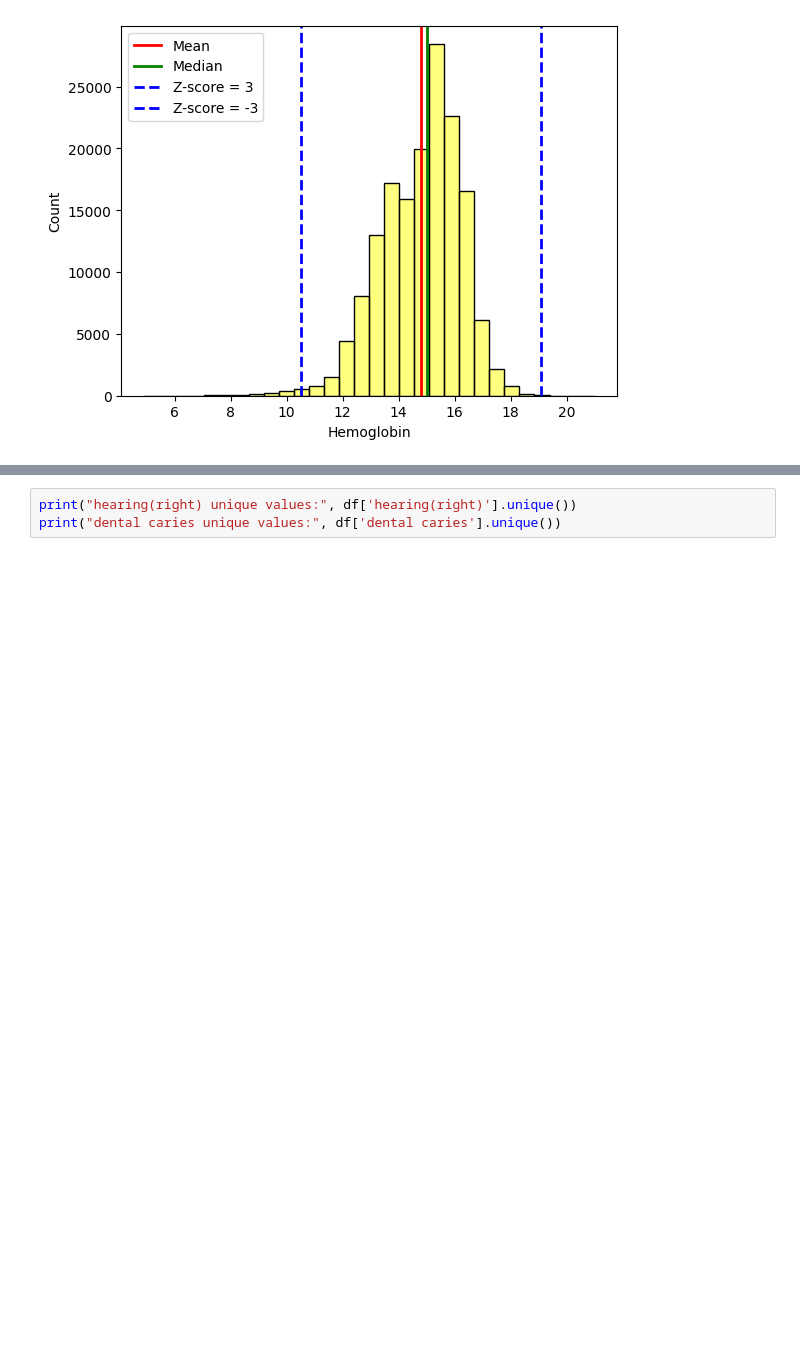
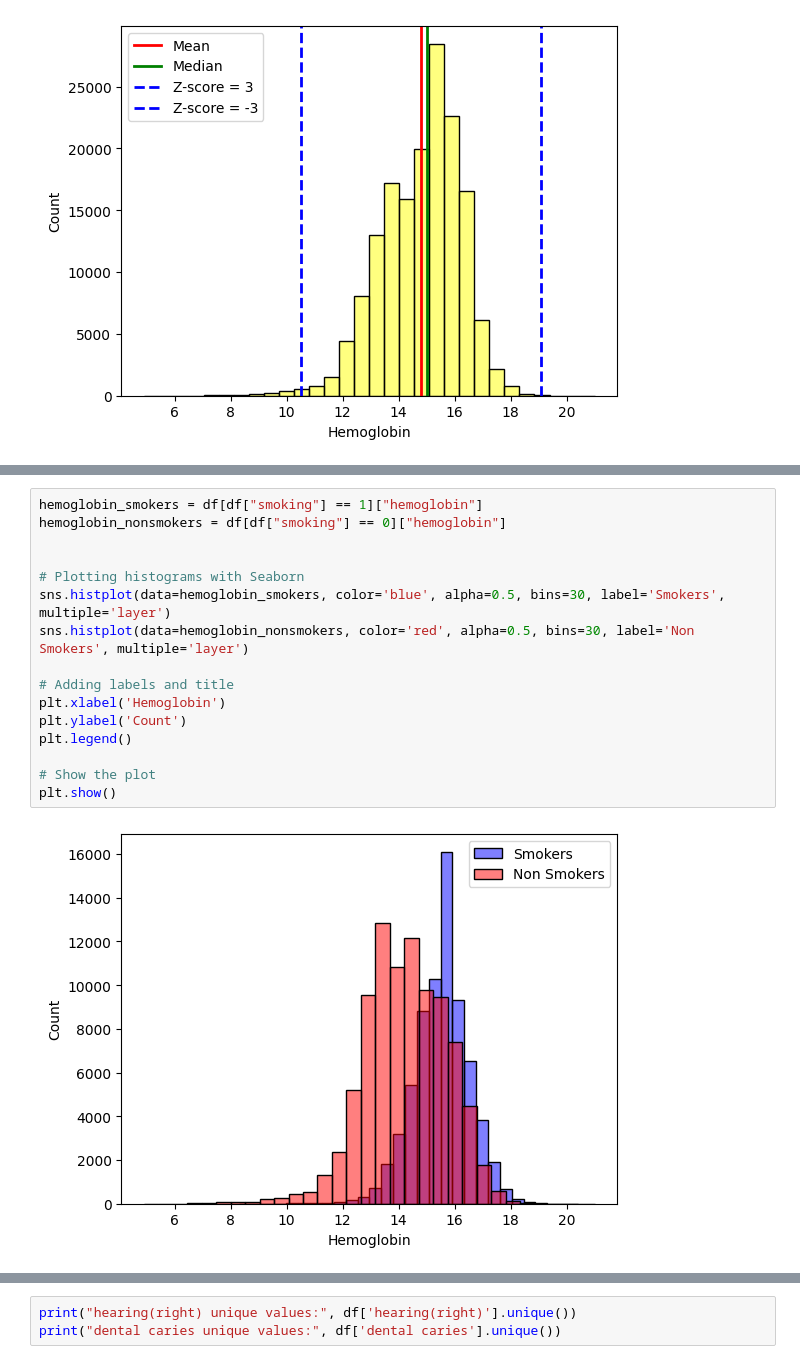
Before and after one commit to ahmedoy/SmokingData-Classification, a Jupyter notebook: data_analysis.ipynb, the cells around one changed output, grey strips where cells are left out. Cells and saved outputs as stored; diff of their text form; blank space fills up the shorter version.

```diff
--- a/data_analysis.ipynb
+++ b/data_analysis.ipynb
@@ -89,0 +206,18 @@ IQR 2.0
+# %%
+hemoglobin_smokers = df[df["smoking"] == 1]["hemoglobin"]
+hemoglobin_nonsmokers = df[df["smoking"] == 0]["hemoglobin"]
+
+
+# Plotting histograms with Seaborn
+sns.histplot(data=hemoglobin_smokers, color='blue', alpha=0.5, bins=30, label='Smokers', multiple='layer')
+sns.histplot(data=hemoglobin_nonsmokers, color='red', alpha=0.5, bins=30, label='Non Smokers', multiple='layer')
+
+# Adding labels and title
+plt.xlabel('Hemoglobin')
+plt.ylabel('Count')
+plt.legend()
+
+# Show the plot
+plt.show()
+# %% [output]
+[figure, added]
```
Also changed, not shown: parts of 3 cells of this notebook.
